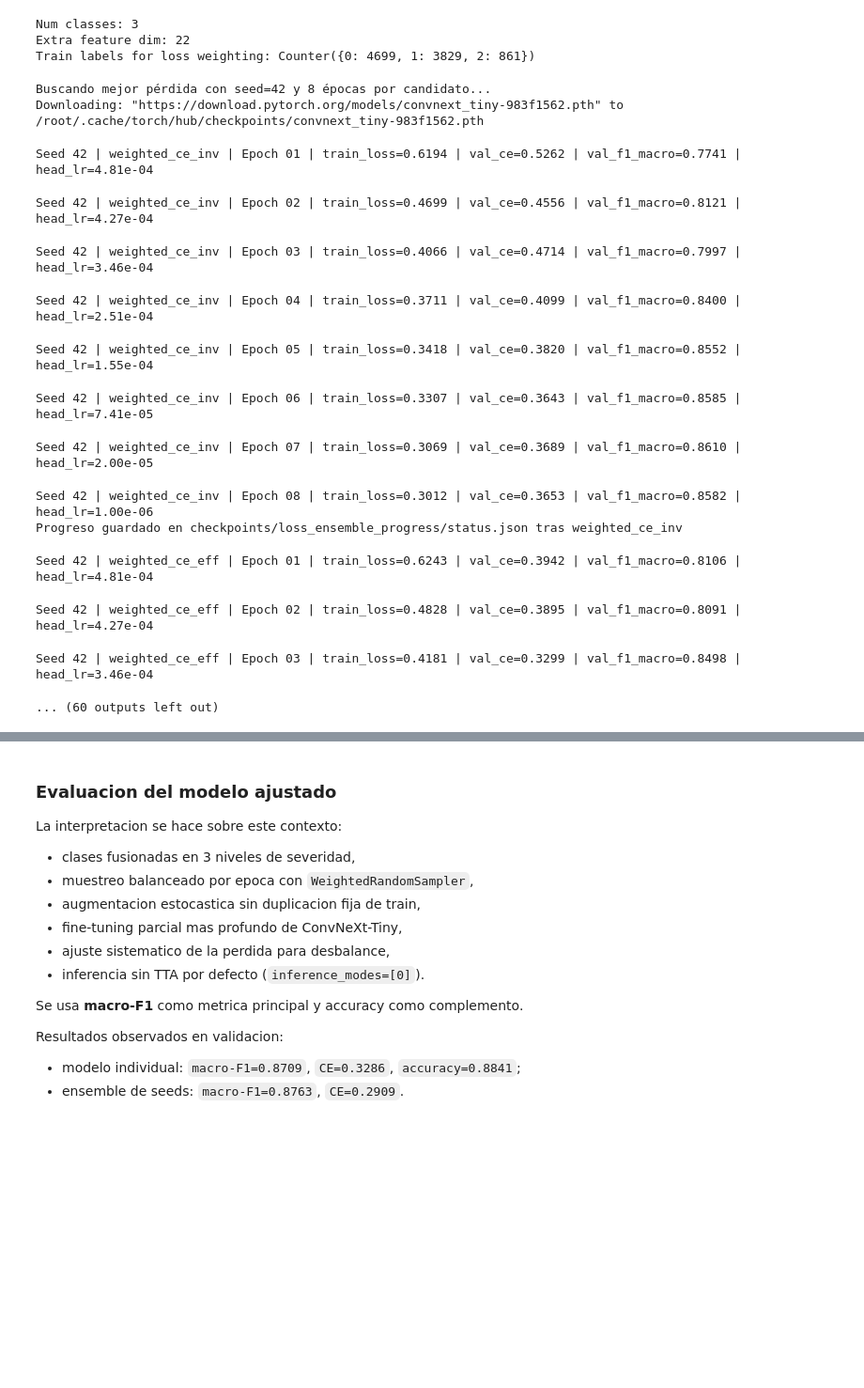
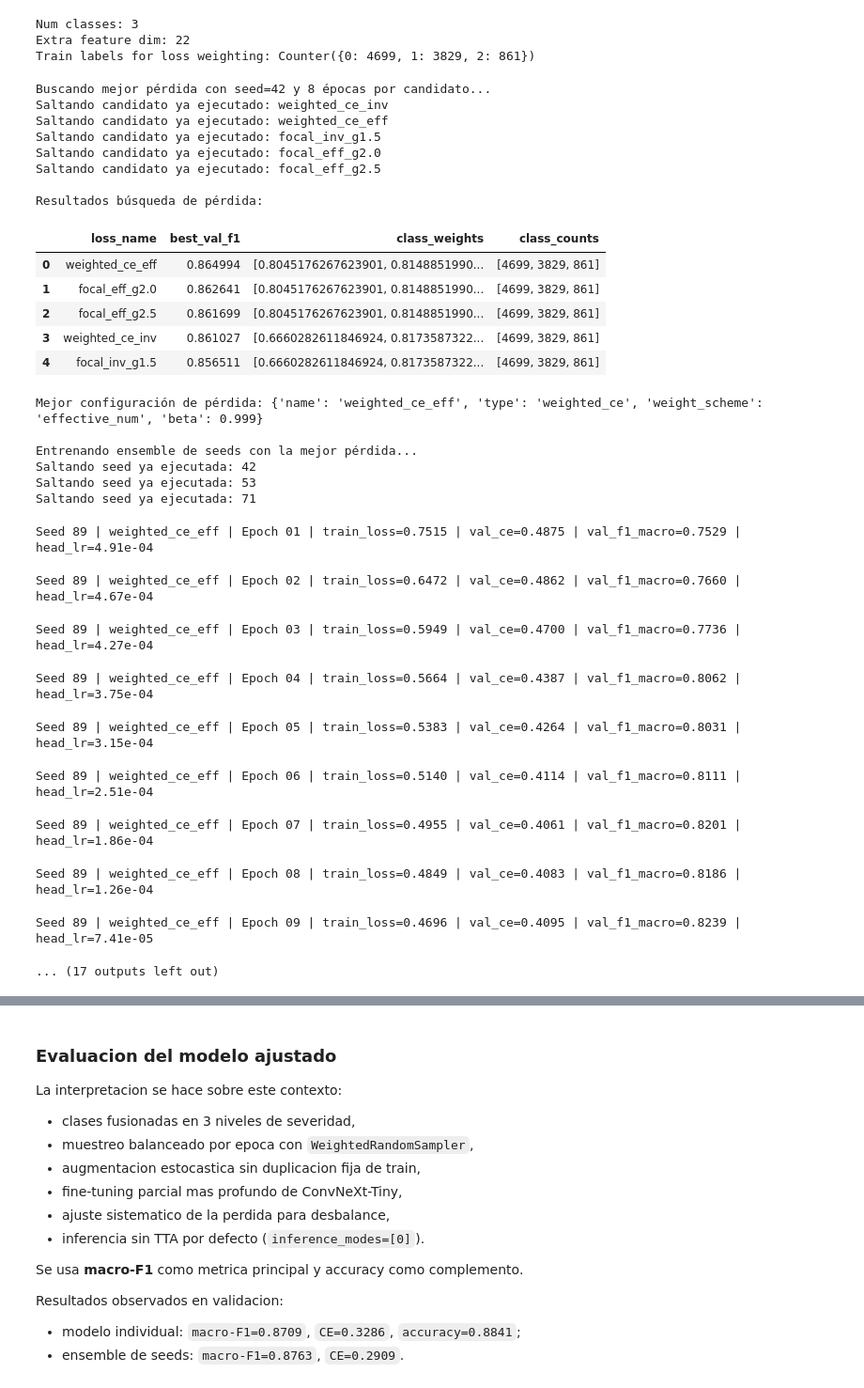
Before and after one commit to magdaleno88/Sam_Oct_IA, a Jupyter notebook: notebooks/Avance4_Equipo21_ConvNeXt-Tiny.ipynb, the cells around one changed output, grey strips where cells are left out. Shown at 94% size. Cells and saved outputs as stored; diff of their text form; code cells hidden in the pictures; blank space fills up the shorter version.

```diff
--- a/notebooks/Avance4_Equipo21_ConvNeXt-Tiny.ipynb
+++ b/notebooks/Avance4_Equipo21_ConvNeXt-Tiny.ipynb
@@ -1568,7 +1568,7 @@ for seed in ENSEMBLE_SEEDS:
 
     if cached_row is not None and Path(cached_row["model_path"]).exists():
         print(f"Saltando seed ya ejecutada: {seed}")
-        model = torch.load(cached_row["model_path"], map_location=DEVICE)
+        model = torch.load(cached_row["model_path"], map_location=TRAIN_DEVICE, weights_only=False)
         ensemble_models.append(model)
 
         run = {
@@ -1601,47 +1601,62 @@ for seed in ENSEMBLE_SEEDS:
         "best_val_f1": float(run["best_val_f1"]),
         "model_path": str(model_path),
         "history_path": str(history_path),
     }
     status["ensemble_results"] = list(seed_to_result.values())
     _save_status(status_path, status)
     print(f"Progreso guardado en {status_path} tras seed={seed}")
 
 ensemble_summary_df = pd.DataFrame([
     {
         "seed": int(run["seed"]),
         "loss_name": str(run["loss_cfg"]["name"]),
         "best_val_f1": float(run["best_val_f1"]),
     }
     for run in ensemble_runs
 ]).sort_values("best_val_f1", ascending=False).reset_index(drop=True)
 
 best_seed = int(ensemble_summary_df.iloc[0]["seed"])
 best_seed_idx = int([int(run["seed"]) for run in ensemble_runs].index(best_seed))
 final_model = ensemble_models[best_seed_idx]
 best_val_f1 = float(ensemble_summary_df.iloc[0]["best_val_f1"])
 history_df = pd.DataFrame(all_history_records)
 
 print()
 print("Resumen ensemble por seed:")
 display(ensemble_summary_df)
 print(f"Seed seleccionada para final_model (mejor individual): {best_seed}")
 print(f"Estado guardado en: {status_path}")
 # %% [output]
 Buscando mejor pérdida con seed=42 y 8 épocas por candidato...
-Downloading: "https://download.pytorch.org/models/convnext_tiny-983f1562.pth" to /root/.cache/torch/hub/checkpoints/convnext_tiny-983f1562.pth
+Saltando candidato ya ejecutado: weighted_ce_inv
+Saltando candidato ya ejecutado: weighted_ce_eff
+Saltando candidato ya ejecutado: focal_inv_g1.5
+Saltando candidato ya ejecutado: focal_eff_g2.0
+Saltando candidato ya ejecutado: focal_eff_g2.5
+
+Resultados búsqueda de pérdida:
+|  | loss_name | best_val_f1 | class_weights | class_counts |
+| 0 | weighted_ce_eff | 0.864994 | [0.8045176267623901, 0.8148851990... | [4699, 3829, 861] |
+| 1 | focal_eff_g2.0 | 0.862641 | [0.8045176267623901, 0.8148851990... | [4699, 3829, 861] |
+| 2 | focal_eff_g2.5 | 0.861699 | [0.8045176267623901, 0.8148851990... | [4699, 3829, 861] |
+| 3 | weighted_ce_inv | 0.861027 | [0.6660282611846924, 0.8173587322... | [4699, 3829, 861] |
+| 4 | focal_inv_g1.5 | 0.856511 | [0.6660282611846924, 0.8173587322... | [4699, 3829, 861] |
-Seed 42 | weighted_ce_inv | Epoch 01 | train_loss=0.6194 | val_ce=0.5262 | val_f1_macro=0.7741 | head_lr=4.81e-04
+Mejor configuración de pérdida: {'name': 'weighted_ce_eff', 'type': 'weighted_ce', 'weight_scheme': 'effective_num', 'beta': 0.999}
+
+Entrenando ensemble de seeds con la mejor pérdida...
+Saltando seed ya ejecutada: 42
+Saltando seed ya ejecutada: 53
+Saltando seed ya ejecutada: 71
-Seed 42 | weighted_ce_inv | Epoch 02 | train_loss=0.4699 | val_ce=0.4556 | val_f1_macro=0.8121 | head_lr=4.27e-04
+Seed 89 | weighted_ce_eff | Epoch 01 | train_loss=0.7515 | val_ce=0.4875 | val_f1_macro=0.7529 | head_lr=4.91e-04
-Seed 42 | weighted_ce_inv | Epoch 03 | train_loss=0.4066 | val_ce=0.4714 | val_f1_macro=0.7997 | head_lr=3.46e-04
+Seed 89 | weighted_ce_eff | Epoch 02 | train_loss=0.6472 | val_ce=0.4862 | val_f1_macro=0.7660 | head_lr=4.67e-04
-Seed 42 | weighted_ce_inv | Epoch 04 | train_loss=0.3711 | val_ce=0.4099 | val_f1_macro=0.8400 | head_lr=2.51e-04
+Seed 89 | weighted_ce_eff | Epoch 03 | train_loss=0.5949 | val_ce=0.4700 | val_f1_macro=0.7736 | head_lr=4.27e-04
-Seed 42 | weighted_ce_inv | Epoch 05 | train_loss=0.3418 | val_ce=0.3820 | val_f1_macro=0.8552 | head_lr=1.55e-04
+Seed 89 | weighted_ce_eff | Epoch 04 | train_loss=0.5664 | val_ce=0.4387 | val_f1_macro=0.8062 | head_lr=3.75e-04
-Seed 42 | weighted_ce_inv | Epoch 06 | train_loss=0.3307 | val_ce=0.3643 | val_f1_macro=0.8585 | head_lr=7.41e-05
+Seed 89 | weighted_ce_eff | Epoch 05 | train_loss=0.5383 | val_ce=0.4264 | val_f1_macro=0.8031 | head_lr=3.15e-04
-Seed 42 | weighted_ce_inv | Epoch 07 | train_loss=0.3069 | val_ce=0.3689 | val_f1_macro=0.8610 | head_lr=2.00e-05
+Seed 89 | weighted_ce_eff | Epoch 06 | train_loss=0.5140 | val_ce=0.4114 | val_f1_macro=0.8111 | head_lr=2.51e-04
-Seed 42 | weighted_ce_inv | Epoch 08 | train_loss=0.3012 | val_ce=0.3653 | val_f1_macro=0.8582 | head_lr=1.00e-06
-Progreso guardado en checkpoints/loss_ensemble_progress/status.json tras weighted_ce_inv
+Seed 89 | weighted_ce_eff | Epoch 07 | train_loss=0.4955 | val_ce=0.4061 | val_f1_macro=0.8201 | head_lr=1.86e-04
-Seed 42 | weighted_ce_eff | Epoch 01 | train_loss=0.6243 | val_ce=0.3942 | val_f1_macro=0.8106 | head_lr=4.81e-04
+Seed 89 | weighted_ce_eff | Epoch 08 | train_loss=0.4849 | val_ce=0.4083 | val_f1_macro=0.8186 | head_lr=1.26e-04
-Seed 42 | weighted_ce_eff | Epoch 02 | train_loss=0.4828 | val_ce=0.3895 | val_f1_macro=0.8091 | head_lr=4.27e-04
+Seed 89 | weighted_ce_eff | Epoch 09 | train_loss=0.4696 | val_ce=0.4095 | val_f1_macro=0.8239 | head_lr=7.41e-05
-Seed 42 | weighted_ce_eff | Epoch 03 | train_loss=0.4181 | val_ce=0.3299 | val_f1_macro=0.8498 | head_lr=3.46e-04
+... (17 outputs left out)
-... (60 outputs left out)
 # %%
 if len(ensemble_models) == 0:
     raise RuntimeError("No se entrenaron modelos para el ensemble.")
```
Also changed, not shown: parts of 8 cells of this notebook.
